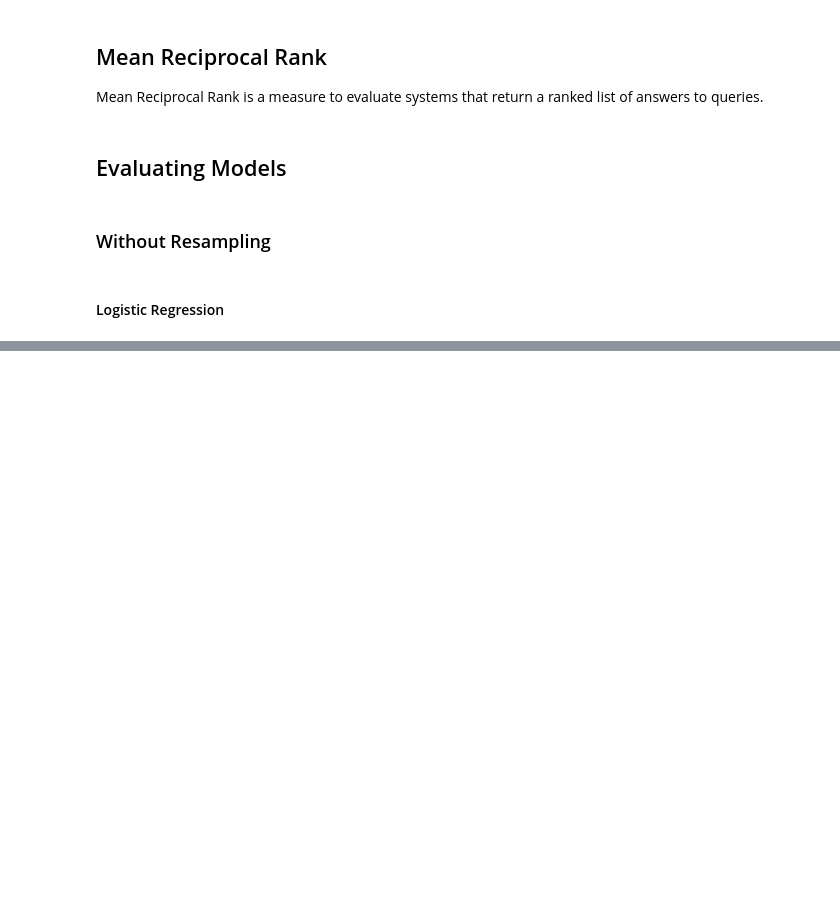
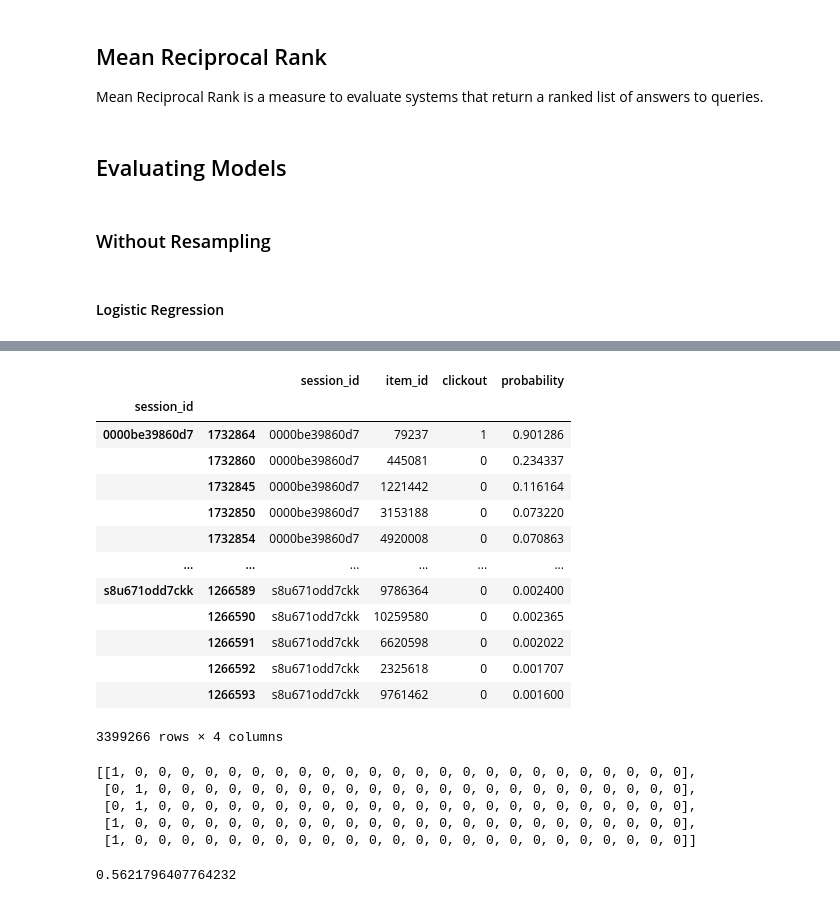
Before and after one commit to ZeyadSabbah/TrivagoRecommenderSystem, a Jupyter notebook: EvaluatingModels.ipynb, the cells around one changed output, grey strips where cells are left out. Drawn from its saved outputs; the diff is of its cells as text; code cells hidden in the pictures; blank space fills up the shorter version.

```diff
--- a/EvaluatingModels.ipynb
+++ b/EvaluatingModels.ipynb
@@ -216,7 +216,7 @@ full_pipeline = ColumnTransformer([
 # %%
 #validation set transformation and scaling
 valData = transform_data(valData)
-valData_sessions_item = valData[['session_id', 'item_id']]
+valData_sessions_item = valData[['session_id', 'item_id', 'clickout']]
 X_val = valData[features]
 y_val = valData[label]
 
@@ -437,4 +469,9 @@ if __name__ == "__main__":
 # %%
 LR_model = joblib.load('/content/drive/My Drive/Trivago/Project/TrivagoRecommenderSystem/LR_model.pkl')
 Predictions = LR_model.predict(X_val_scaled)
-Probabilities = LR_model.predict_proba(X_val_scaled)
+BothProbabilities = LR_model.predict_proba(X_val_scaled)
+Probabilities = [Probability[1] for Probability in BothProbabilities]
+Probabilities
+# %%
+valData_sessions_item['probability'] = Probabilities
+valData_sessions_item.head()
@@ -440,0 +490,32 @@ Probabilities = LR_model.predict_proba(X_val_scaled)
+# %%
+valData_sessions_item.groupby(['session_id'], sort=False).apply(lambda x: (x.sort_values('probability', ascending=False)))
+# %% [output]
+|  |  | session_id | item_id | clickout | probability |
+| session_id |  |  |  |  |  |
+| 0000be39860d7 | 1732864 | 0000be39860d7 | 79237 | 1 | 0.901286 |
+|  | 1732860 | 0000be39860d7 | 445081 | 0 | 0.234337 |
+|  | 1732845 | 0000be39860d7 | 1221442 | 0 | 0.116164 |
+|  | 1732850 | 0000be39860d7 | 3153188 | 0 | 0.073220 |
+|  | 1732854 | 0000be39860d7 | 4920008 | 0 | 0.070863 |
+| ... | ... | ... | ... | ... | ... |
+| s8u671odd7ckk | 1266589 | s8u671odd7ckk | 9786364 | 0 | 0.002400 |
+|  | 1266590 | s8u671odd7ckk | 10259580 | 0 | 0.002365 |
+|  | 1266591 | s8u671odd7ckk | 6620598 | 0 | 0.002022 |
+|  | 1266592 | s8u671odd7ckk | 2325618 | 0 | 0.001707 |
+|  | 1266593 | s8u671odd7ckk | 9761462 | 0 | 0.001600 |
+3399266 rows × 4 columns
+# %%
+clickout_rank = valData_sessions_item.groupby(['session_id'], sort=False).apply(lambda x: (x.sort_values('probability', ascending=False))).clickout
+clickout_rank = clickout_rank.reset_index().groupby('session_id').clickout.apply(list).values.tolist()
+clickout_rank[0:5]
+# %% [output]
+[[1, 0, 0, 0, 0, 0, 0, 0, 0, 0, 0, 0, 0, 0, 0, 0, 0, 0, 0, 0, 0, 0, 0, 0, 0],
+ [0, 1, 0, 0, 0, 0, 0, 0, 0, 0, 0, 0, 0, 0, 0, 0, 0, 0, 0, 0, 0, 0, 0, 0, 0],
+ [0, 1, 0, 0, 0, 0, 0, 0, 0, 0, 0, 0, 0, 0, 0, 0, 0, 0, 0, 0, 0, 0, 0, 0, 0],
+ [1, 0, 0, 0, 0, 0, 0, 0, 0, 0, 0, 0, 0, 0, 0, 0, 0, 0, 0, 0, 0, 0, 0, 0, 0],
+ [1, 0, 0, 0, 0, 0, 0, 0, 0, 0, 0, 0, 0, 0, 0, 0, 0, 0, 0, 0, 0, 0, 0, 0, 0]]
+# %%
+LR_MRR = mean_reciprocal_rank(clickout_rank_trial)
+LR_MRR
+# %% [output]
+0.5621796407764232
```
Also changed, not shown: parts of 5 cells of this notebook.
